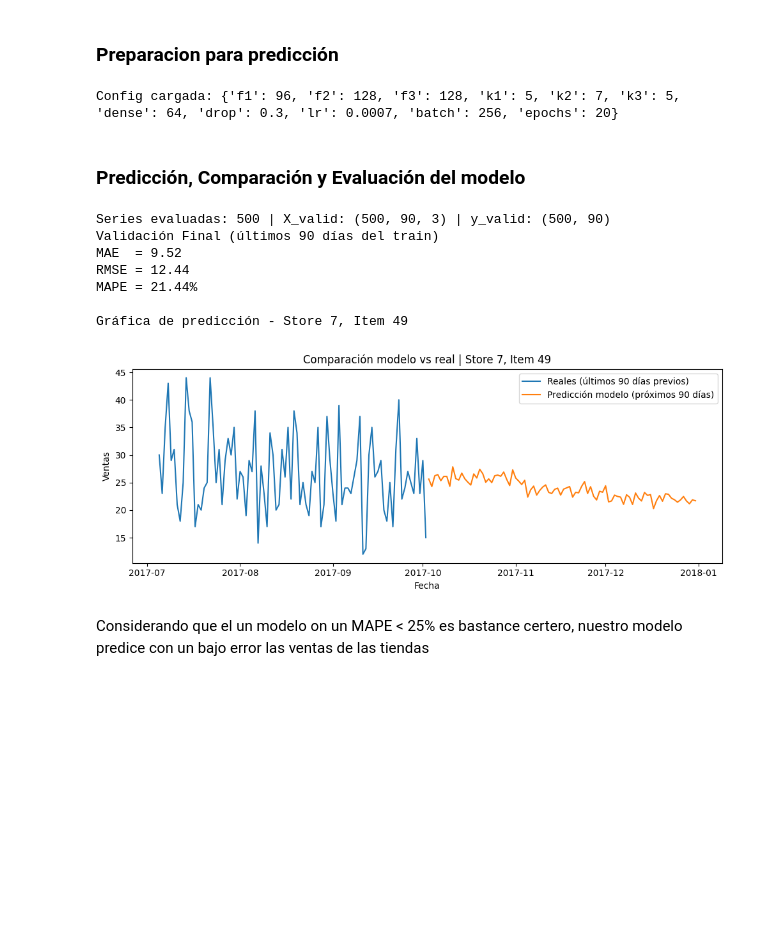
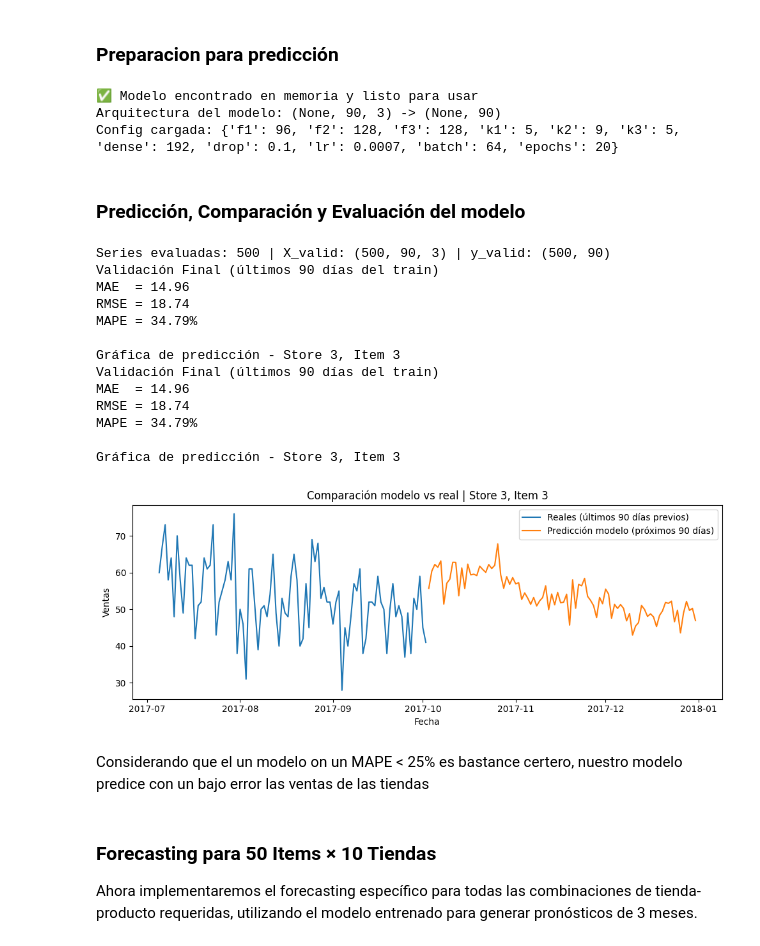
Before and after one commit to SebasJuarez/StoreItemDemand, a Jupyter notebook: StoreItemDemand.ipynb, the cells around one changed output. Saved outputs shown, nothing was run; the diff lists cells and outputs as text; code cells hidden in the pictures; blank space fills up the shorter version.

```diff
--- a/StoreItemDemand.ipynb
+++ b/StoreItemDemand.ipynb
@@ -529,14 +544,20 @@ FINAL (lineal): MAE=9.89 | RMSE=12.94
 # %% [markdown]
 ### Preparacion para predicción
 # %%
+# Usar el modelo ya entrenado en memoria (evitar problemas de carga)
+# El modelo 'best_model' ya está disponible de las celdas de entrenamiento anteriores
+
+# Verificar que el modelo existe en memoria
+if 'best_model' not in locals():
+    print("⚠️ Modelo no encontrado en memoria. Ejecuta primero las celdas de entrenamiento.")
+else:
+    print("✅ Modelo encontrado en memoria y listo para usar")
+    print(f"Arquitectura del modelo: {best_model.input_shape} -> {best_model.output_shape}")
+
+# Cargar configuración si existe
 import json, os
 
-BEST_MODEL_PATH = "best_conv1d_tuned.h5"
-BEST_CFG_PATH   = "best_conv1d_config.json"
-
-assert os.path.exists(BEST_MODEL_PATH), "No se encuentra el modelo guardado."
-best_model = keras.models.load_model(BEST_MODEL_PATH)
-
+BEST_CFG_PATH = "best_conv1d_config.json"
 best_cfg = None
 if os.path.exists(BEST_CFG_PATH):
     with open(BEST_CFG_PATH, "r", encoding="utf-8") as f:
@@ -545,11 +566,14 @@ if os.path.exists(BEST_CFG_PATH):
 else:
     print("No hay config JSON, se usan los defaults")
 # %% [output]
-Config cargada: {'f1': 96, 'f2': 128, 'f3': 128, 'k1': 5, 'k2': 7, 'k3': 5, 'dense': 64, 'drop': 0.3, 'lr': 0.0007, 'batch': 256, 'epochs': 20}
+✅ Modelo encontrado en memoria y listo para usar
+Arquitectura del modelo: (None, 90, 3) -> (None, 90)
+Config cargada: {'f1': 96, 'f2': 128, 'f3': 128, 'k1': 5, 'k2': 9, 'k3': 5, 'dense': 192, 'drop': 0.1, 'lr': 0.0007, 'batch': 64, 'epochs': 20}
 # %% [markdown]
 ### Predicción, Comparación y Evaluación del modelo
 # %%
-best_model = keras.models.load_model("best_conv1d_tuned.h5")
+# Usar el modelo ya entrenado en memoria (evitar problemas de carga)
+# best_model ya está disponible de la celda anterior
 
 DATA_DIR = "Data"
 TRAIN_PATH = os.path.join(DATA_DIR, "train.csv")
@@ -602,37 +626,47 @@ def mape(a,b): return np.mean(np.abs((a-b)/np.maximum(a,1))) * 100
 
 MAE = mae(y_true, y_pred)
 RMSE = rmse(y_true, y_pred)
 MAPE = mape(y_true, y_pred)
 print(f"Validación Final (últimos 90 días del train)")
 print(f"MAE  = {MAE:.2f}")
 print(f"RMSE = {RMSE:.2f}")
 print(f"MAPE = {MAPE:.2f}%")
 
 idx = np.random.randint(0, len(X_valid))
 st, it = meta[idx]
 print(f"\nGráfica de predicción - Store {st}, Item {it}")
 
 dates = train.query("store==@st and item==@it")["date"].values[-(HORIZON*2):]
 real_vals = train.query("store==@st and item==@it")["sales"].values[-(HORIZON*2):]
 pred_vals = y_pred[idx]
 
 plt.figure(figsize=(10,4))
 plt.plot(dates[:HORIZON], real_vals[:HORIZON], label="Reales (últimos 90 días previos)")
 plt.plot(dates[HORIZON:], pred_vals, label="Predicción modelo (próximos 90 días)")
 plt.title(f"Comparación modelo vs real | Store {st}, Item {it}")
 plt.xlabel("Fecha")
 plt.ylabel("Ventas")
 plt.legend()
 plt.tight_layout()
 plt.show()
 # %% [output]
 Series evaluadas: 500 | X_valid: (500, 90, 3) | y_valid: (500, 90)
 Validación Final (últimos 90 días del train)
-MAE  = 9.52
-RMSE = 12.44
-MAPE = 21.44%
+MAE  = 14.96
+RMSE = 18.74
+MAPE = 34.79%
 
-Gráfica de predicción - Store 7, Item 49
+Gráfica de predicción - Store 3, Item 3
+Validación Final (últimos 90 días del train)
+MAE  = 14.96
+RMSE = 18.74
+MAPE = 34.79%
+
+Gráfica de predicción - Store 3, Item 3
-[figure, old version]
+[figure, new version]
 # %% [markdown]
 Considerando que el un modelo on un MAPE < 25% es bastance certero, nuestro modelo predice con un bajo error las ventas de las tiendas
+# %% [markdown]
+### Forecasting para 50 Items × 10 Tiendas
+
+Ahora implementaremos el forecasting específico para todas las combinaciones de tienda-producto requeridas, utilizando el modelo entrenado para generar pronósticos de 3 meses.
```
Also changed, not shown: parts of 29 cells of this notebook, 6 other files.
